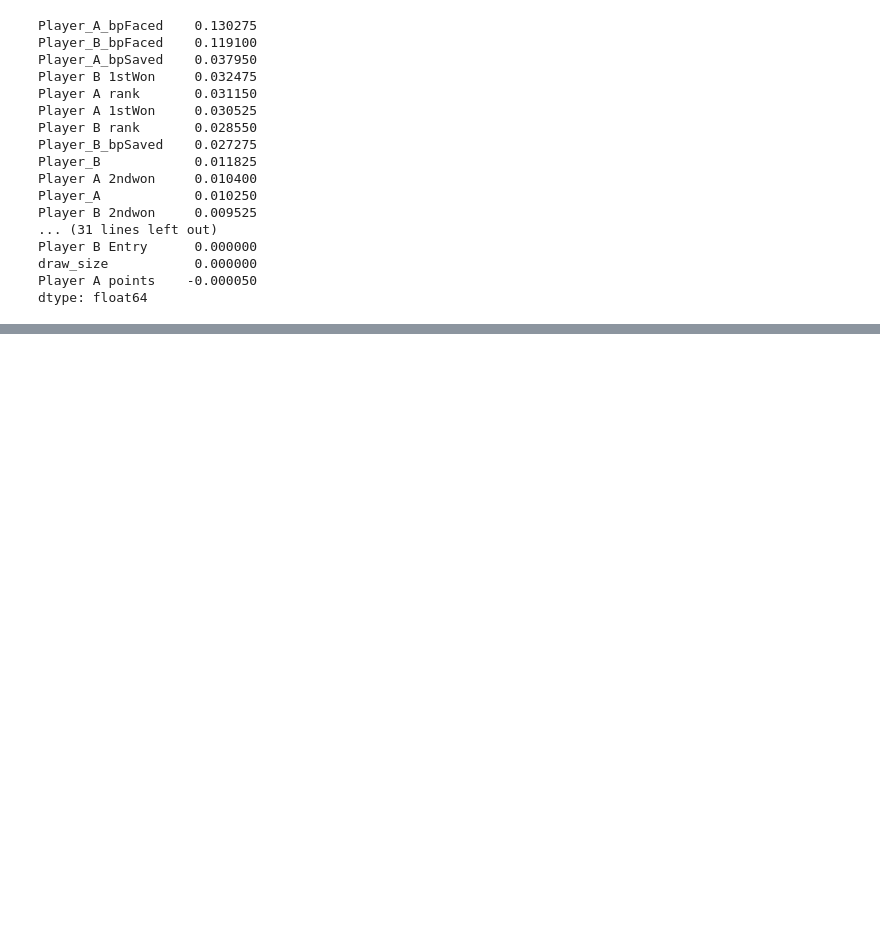
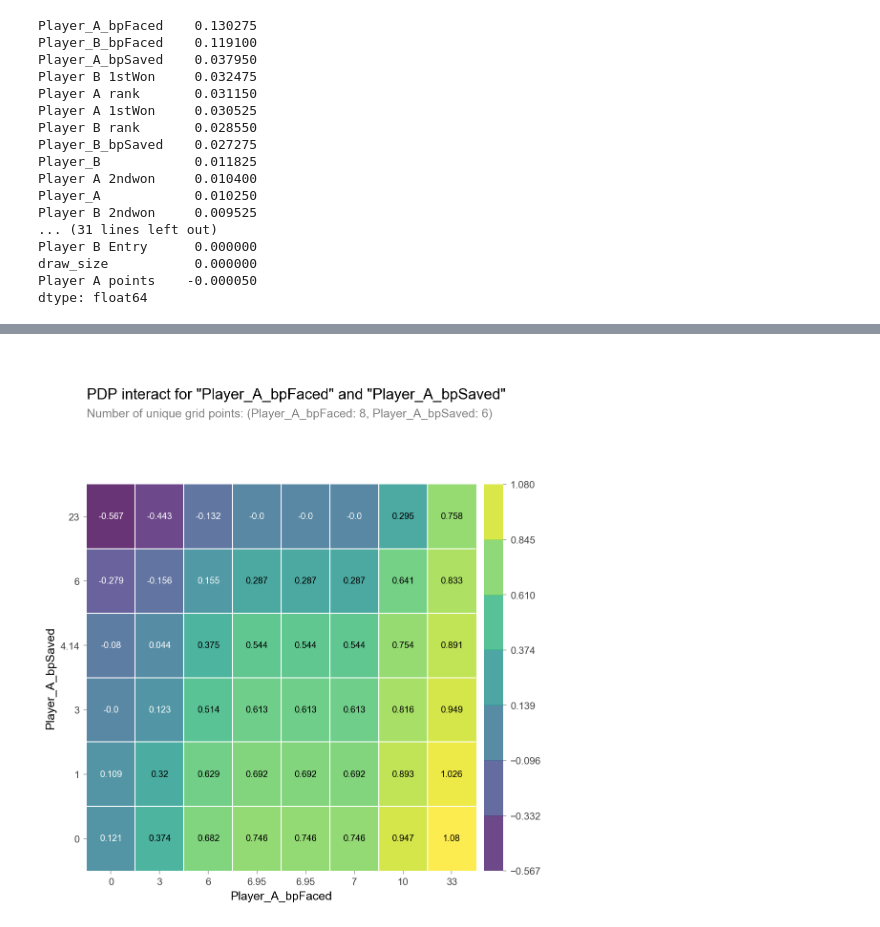
Before and after one commit to AndrewSLowe/tennis-prediction-project, a Jupyter notebook: notebooks/tennis-prediction-project-notebook.ipynb, the cells around one changed output, grey strips where cells are left out. Cells and saved outputs as stored; diff of their text form; code cells hidden in the pictures; blank space fills up the shorter version.

```diff
--- a/notebooks/tennis-prediction-project-notebook.ipynb
+++ b/notebooks/tennis-prediction-project-notebook.ipynb
@@ -431,0 +416,23 @@ pdp_plot(isolated, feature_name=feature);
+# %%
+from pdpbox.pdp import pdp_interact, pdp_interact_plot
+
+X_val_fin['Player_A_bpFaced'].fillna((X_val_fin['Player_A_bpFaced'].mean()), inplace=True)
+X_val_fin['Player_A_bpSaved'].fillna((X_val_fin['Player_A_bpSaved'].mean()), inplace=True)
+
+
+features= ['Player_A_bpFaced', 'Player_A_bpSaved']
+
+interaction = pdp_interact(
+    model=gb,
+    dataset=X_val_fin,
+    model_features=X_val_fin.columns,
+    features=features
+
+)
+
+pdp_interact_plot(interaction, plot_type='grid', feature_names=features);
+
+# Now a PDP for these two features, Player_A_bpFaced and Player_A_bpSaved. This is interesting
+# because the two variables predict in the opposite direction of one another.
+# %% [output]
+[figure, added]
```
Also changed, not shown: parts of 45 cells of this notebook, 9 other files.
